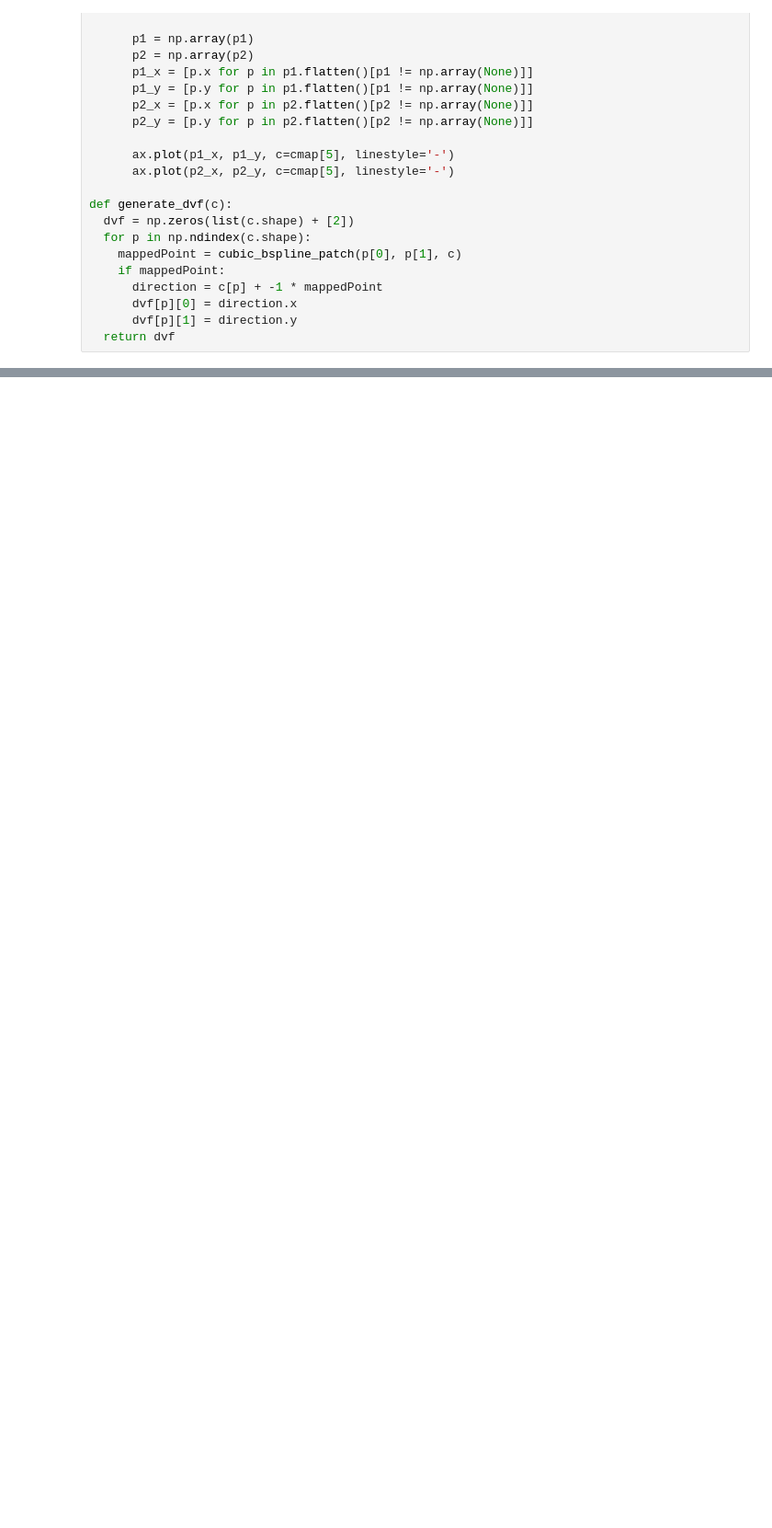
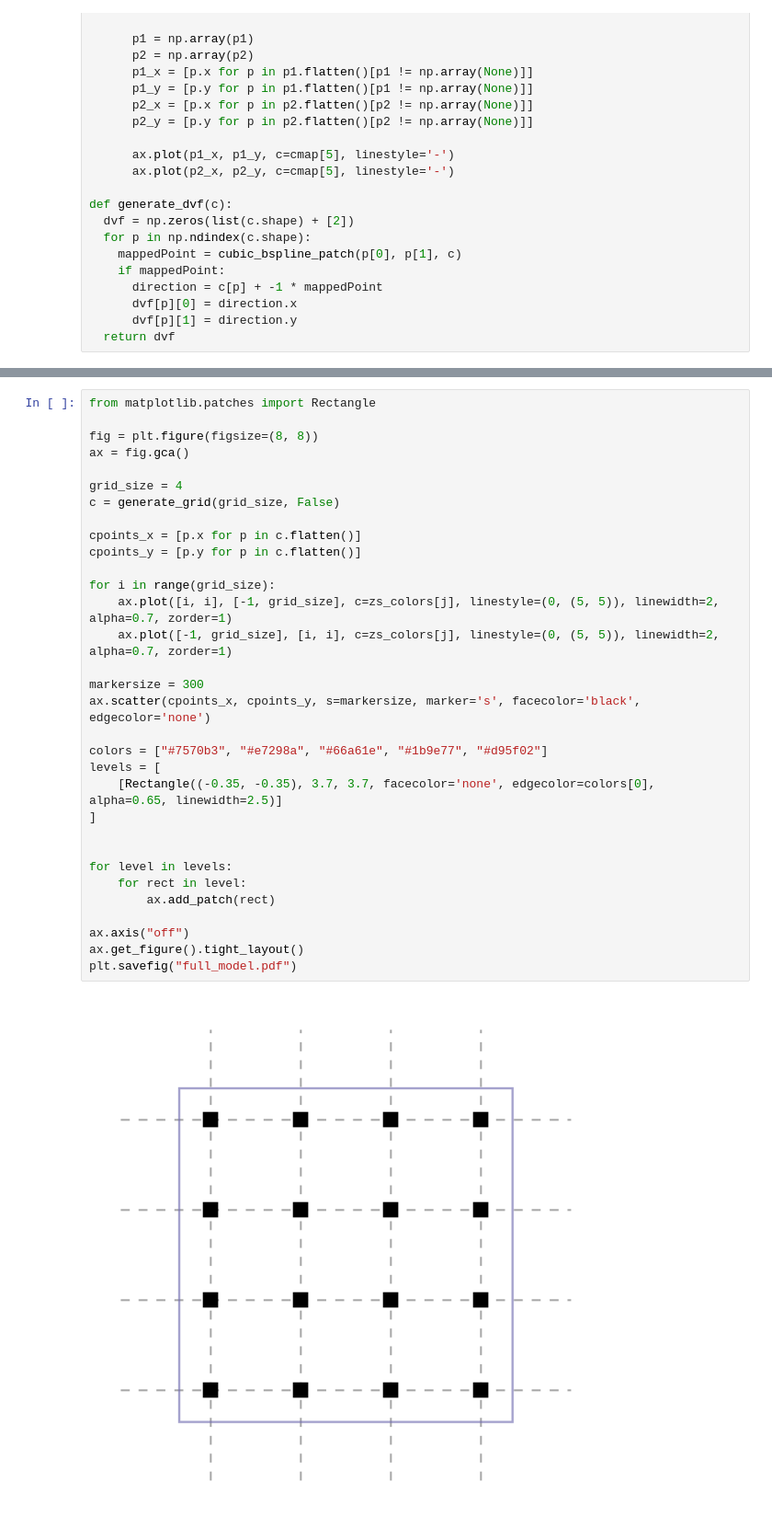
Before and after one commit to joasiee/elastix, a Jupyter notebook: experiments/notebooks/bsplines.ipynb, the cells around one changed output, grey strips where cells are left out. Shown: that part at 92% size. Drawn from its saved outputs; the diff is of its cells as text; blank space fills up the shorter version.

```diff
--- a/experiments/notebooks/bsplines.ipynb
+++ b/experiments/notebooks/bsplines.ipynb
@@ -315,0 +412,34 @@ if __name__ == '__main__':
+# %%
+from matplotlib.patches import Rectangle
+
+fig = plt.figure(figsize=(8, 8))
+ax = fig.gca()
+
+grid_size = 4
+c = generate_grid(grid_size, False)
+
+cpoints_x = [p.x for p in c.flatten()]
+cpoints_y = [p.y for p in c.flatten()]
+
+for i in range(grid_size):
+    ax.plot([i, i], [-1, grid_size], c=zs_colors[j], linestyle=(0, (5, 5)), linewidth=2, alpha=0.7, zorder=1)
+    ax.plot([-1, grid_size], [i, i], c=zs_colors[j], linestyle=(0, (5, 5)), linewidth=2, alpha=0.7, zorder=1)
+
+markersize = 300
+ax.scatter(cpoints_x, cpoints_y, s=markersize, marker='s', facecolor='black', edgecolor='none')
+
+colors = ["#7570b3", "#e7298a", "#66a61e", "#1b9e77", "#d95f02"]
+levels = [
+    [Rectangle((-0.35, -0.35), 3.7, 3.7, facecolor='none', edgecolor=colors[0], alpha=0.65, linewidth=2.5)]
+]
+
+
+for level in levels:
+    for rect in level:
+        ax.add_patch(rect)
+
+ax.axis("off")
+ax.get_figure().tight_layout()
+plt.savefig("full_model.pdf")
+# %% [output]
+[figure, added]
```
Also changed, not shown: parts of 10 cells of this notebook.
